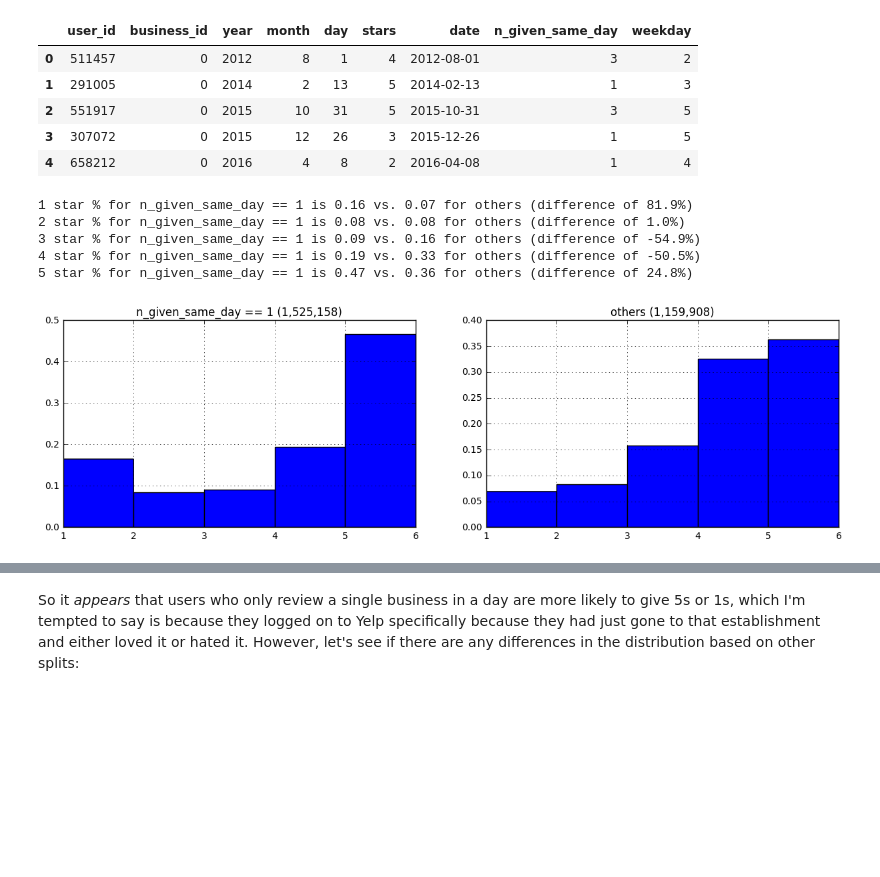
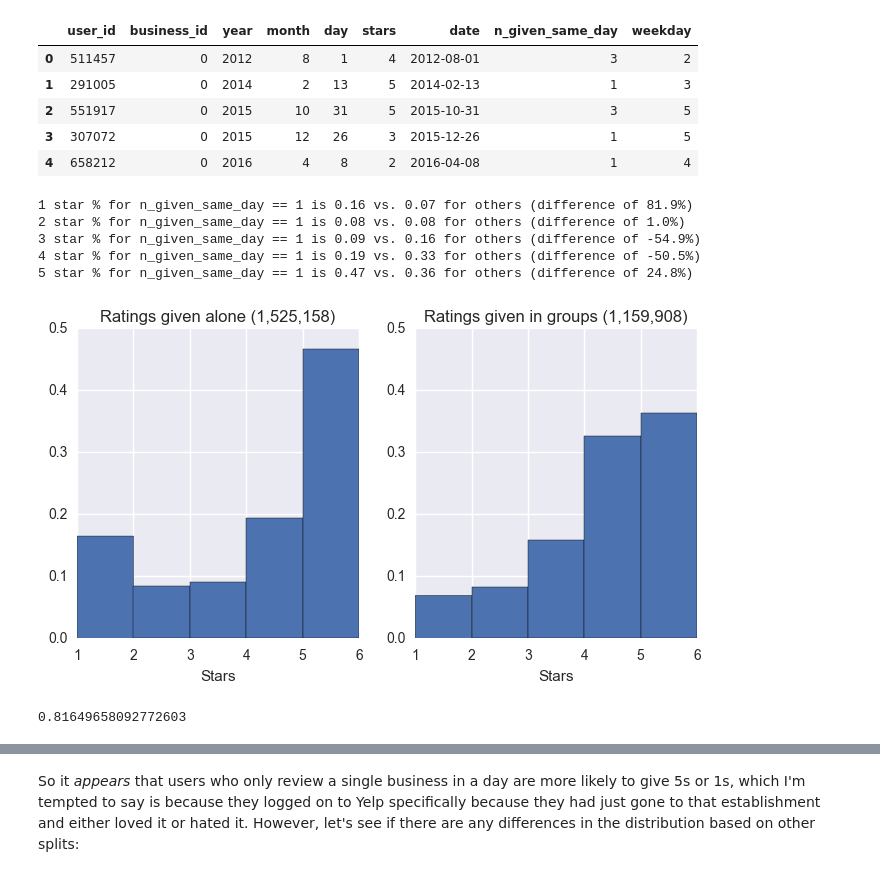
Before and after one commit to NickHoernle/Data-Science-Project-AM209a, a Jupyter notebook: data_exploration/asross-time-exploration-2.ipynb, the cells around one changed output, grey strips where cells are left out. Saved outputs shown, nothing was run; the diff lists cells and outputs as text; code cells hidden in the pictures; blank space fills up the shorter version.

```diff
--- a/data_exploration/asross-time-exploration-2.ipynb
+++ b/data_exploration/asross-time-exploration-2.ipynb
@@ -20,7 +21,7 @@ reviews.head(5)
 | 3 | 307072 | 0 | 2015 | 12 | 26 | 3 | 2015-12-26 | 1 | 5 |
 | 4 | 658212 | 0 | 2016 | 4 | 8 | 2 | 2016-04-08 | 1 | 4 |
 # %%
-def compare_star_distribution(df, query):
+def compare_star_distribution(df, query, t1=None, t2='others'):
     df_true = df.query(query)
     df_false = df.query('not ({})'.format(query))
     for stars in [1,2,3,4,5]:
@@ -29,20 +30,24 @@ def compare_star_distribution(df, query):
         pct_diff = 200*(true_frac - false_frac)/(true_frac + false_frac)
         print '{} star % for {} is {:.2f} vs. {:.2f} for others (difference of {:.1f}%)'.format(
             stars, query, true_frac, false_frac, pct_diff)
-    fig = plt.figure(figsize=(15,4))
+    fig = plt.figure(figsize=(8,4))
     fig.add_subplot(121)
-    plt.title('{} ({:,})'.format(query, len(df_true)))
+    plt.xlabel('Stars')
+    plt.ylim(0,0.5)
+    plt.title('{} ({:,})'.format(t1 or query, len(df_true)))
     df_true['stars'].hist(bins=range(1,7), normed=True)
     fig.add_subplot(122)
-    plt.title('others ({:,})'.format(len(df_false)))
+    plt.xlabel('Stars')
+    plt.ylim(0,0.5)
+    plt.title('{} ({:,})'.format(t2, len(df_false)))
     df_false['stars'].hist(bins=range(1,7), normed=True)
     plt.show()
 # %%
-compare_star_distribution(reviews, 'n_given_same_day == 1')
+compare_star_distribution(reviews, 'n_given_same_day == 1', 'Ratings given alone', 'Ratings given in groups')
 # %% [output]
 1 star % for n_given_same_day == 1 is 0.16 vs. 0.07 for others (difference of 81.9%)
 2 star % for n_given_same_day == 1 is 0.08 vs. 0.08 for others (difference of 1.0%)
 3 star % for n_given_same_day == 1 is 0.09 vs. 0.16 for others (difference of -54.9%)
 4 star % for n_given_same_day == 1 is 0.19 vs. 0.33 for others (difference of -50.5%)
 5 star % for n_given_same_day == 1 is 0.47 vs. 0.36 for others (difference of 24.8%)
-[figure, old version]
+[figure, new version]
@@ -48,0 +56,5 @@ compare_star_distribution(reviews, 'n_given_same_day == 1')
+# %%
+uz[0]
+reviews[reviews.user_id==uz[0]].stars.values.std()
+# %% [output]
+0.81649658092772603
```
Also changed, not shown: parts of 8 cells of this notebook, 4 other files.
